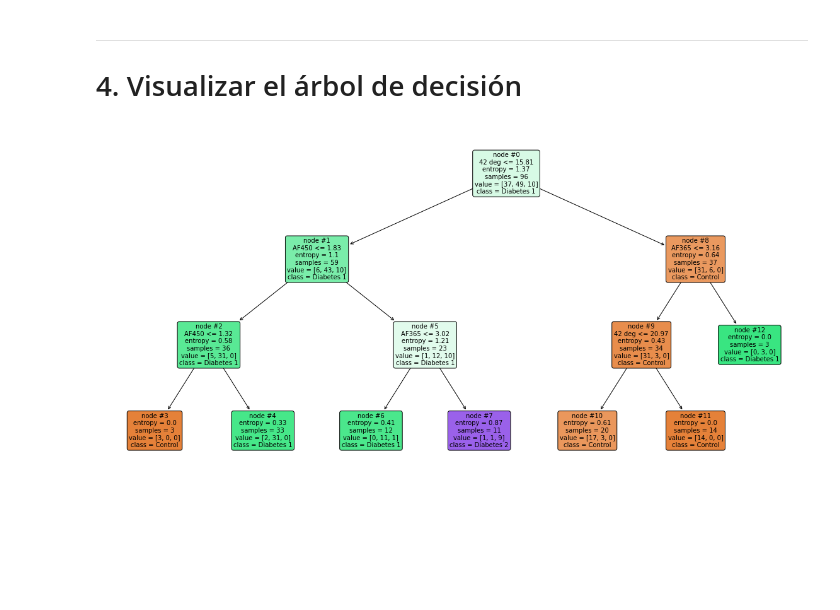
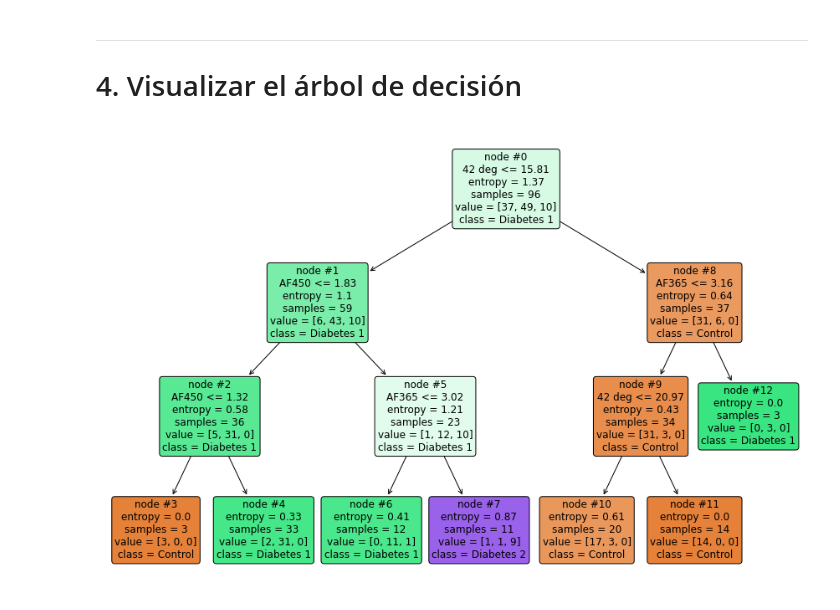
Before and after one commit to alberto-mm/TFM-diagnostico-diabetes-IA, a Jupyter notebook: arboles_decision.ipynb, the cells around one changed output. Drawn from its saved outputs; the diff is of its cells as text; code cells hidden in the pictures; blank space fills up the shorter version.

Commit message:
Corrección de la visualización del árbol de decisión

```diff
--- a/arboles_decision.ipynb
+++ b/arboles_decision.ipynb
@@ -251,21 +251,21 @@ weighted avg     0.8795    0.8750    0.8756        24
 # %%
 from sklearn.tree import plot_tree
 
 feature_names = ['AF365', 'AF450', '35 deg', '42 deg']
 class_names = ['Control', 'Diabetes 1', 'Diabetes 2']
 
-plt.figure(figsize=(20,10))
+plt.figure(figsize=(15,10))
 
 # Configuración de la visualización del árbol
 plot_tree(modelo_ad,
           feature_names = feature_names,
           class_names   = class_names,
           filled        = True,
           node_ids      = True,
           rounded       = True,
           precision     = 2,
-          fontsize      = 10)
+          fontsize      = 12)
 
 plt.show()
 # %% [output]
-[figure, old version]
+[figure, new version]
```
